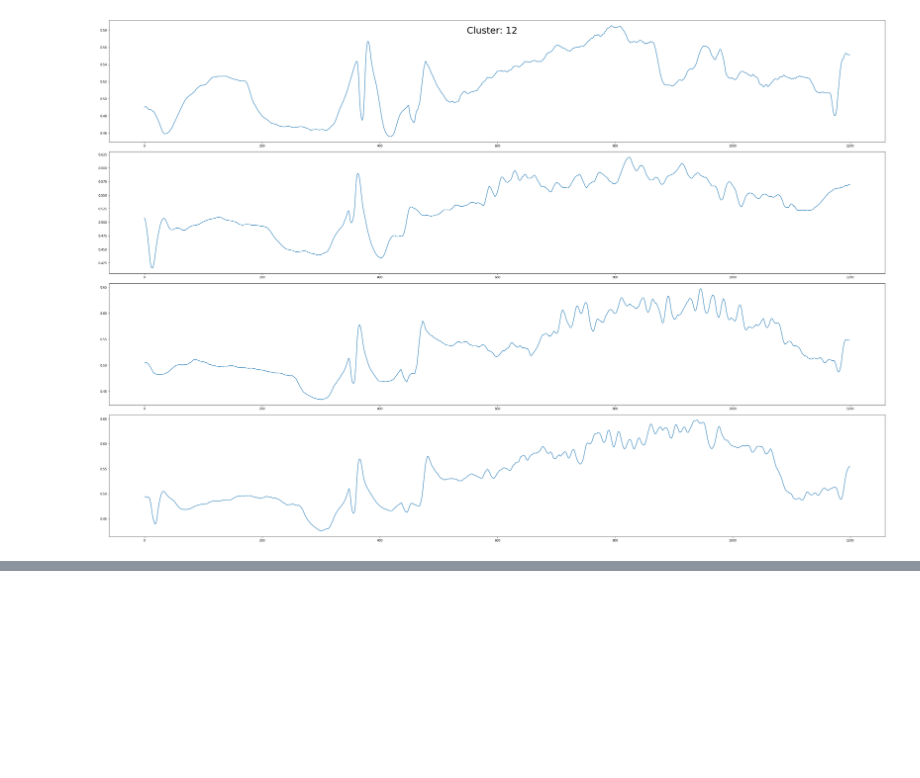
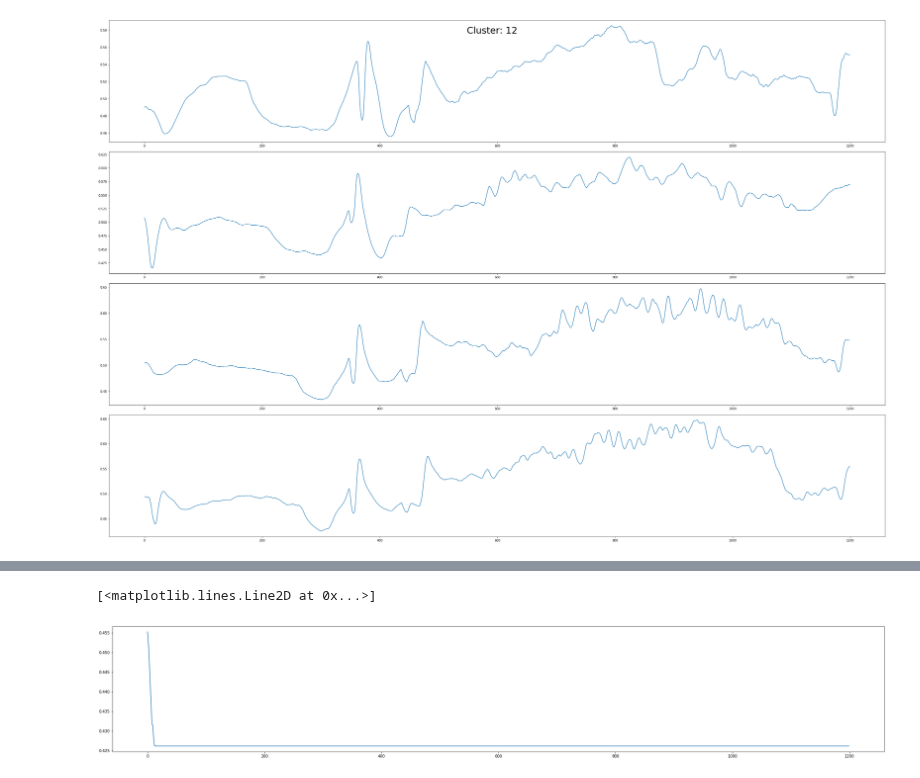
Before and after one commit to MiachelGu/chiller-plants, a Jupyter notebook: notebooks/14. Clusters.ipynb, the cells around one changed output, grey strips where cells are left out. Drawn from its saved outputs; the diff is of its cells as text; code cells hidden in the pictures; blank space fills up the shorter version.

```diff
--- a/notebooks/14. Clusters.ipynb
+++ b/notebooks/14. Clusters.ipynb
@@ -161,0 +195,7 @@ for i in cluster_ids:
+# %%
+# anomalies; ID := 56 (look at these light color lines..)
+fig, ax = plt.subplots(1,1, figsize=(36,6))
+ax.plot(chunks[56])
+# %% [output]
+[<matplotlib.lines.Line2D at 0x...>]
+[figure, added]
```
Also changed, not shown: parts of 17 cells of this notebook, 2 other files.
